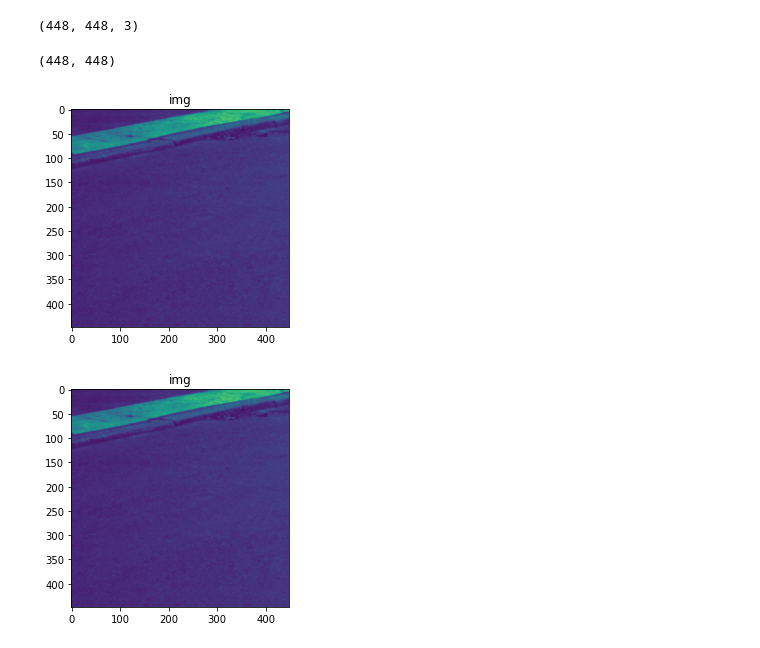
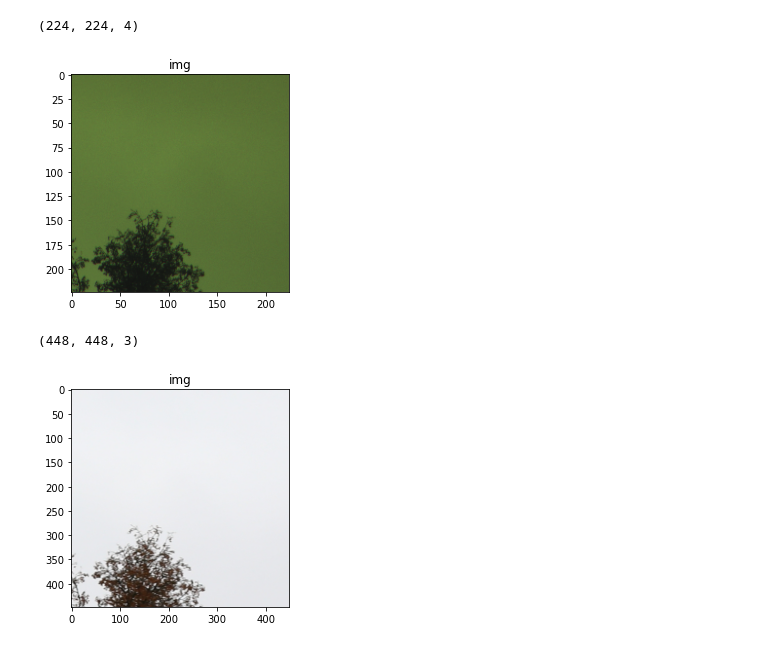
Before and after one commit to gosha20777/master-tesis, a Jupyter notebook: src/experiment-2/prepocess.ipynb, the cells around one changed output. Drawn from its saved outputs; the diff is of its cells as text; code cells hidden in the pictures.

```diff
--- a/src/experiment-2/prepocess.ipynb
+++ b/src/experiment-2/prepocess.ipynb
@@ -9,18 +8,20 @@ def plt_display(image, title):
     imgplot = plt.imshow(image)
     a.set_title(title)
 # %%
-src = cv2.imread('data/test/huawei_raw/4.png')
-
+src = read_bayer_image('data/test/huawei_raw/0.png')
 src.shape
 # %% [output]
-(448, 448, 3)
+(224, 224, 4)
 # %%
-plt_display(src[:,:,0], 'img')
-src[:,:,0].shape
+plt_display(src[:,:,0:3], 'img')
 # %% [output]
-(448, 448)
-[figure, old version]
+[figure, new version]
+# %%
+src = read_target_image('data/test/canon/0.jpg', (448, 448))
+src.shape
+# %% [output]
+(448, 448, 3)
 # %%
-plt_display(src[:,:,1], 'img')
+plt_display(src[:,:,0:3], 'img')
 # %% [output]
-[figure, old version]
+[figure, new version]
```
Also changed, not shown: parts of 4 cells of this notebook, 6 other files.
